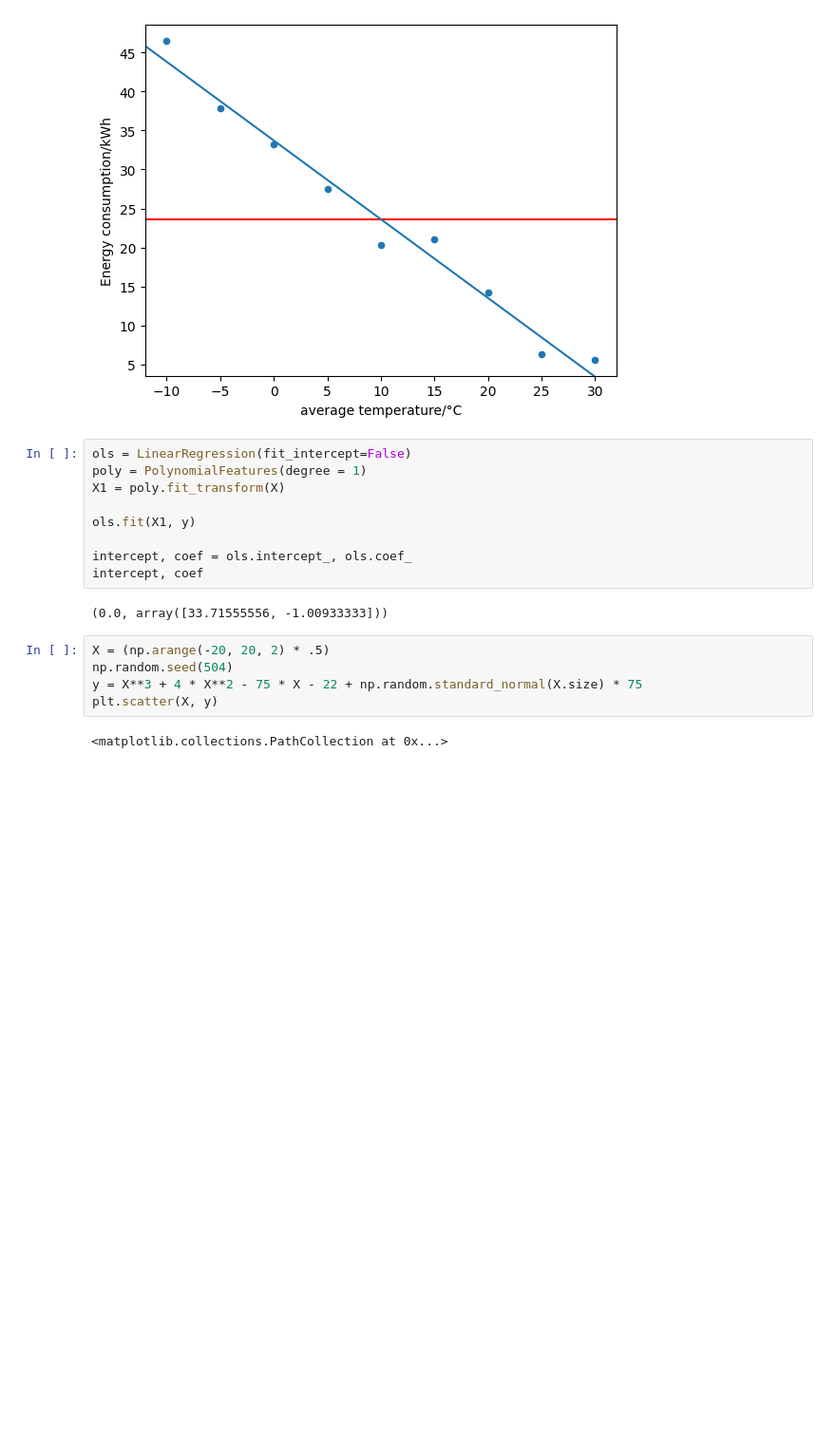
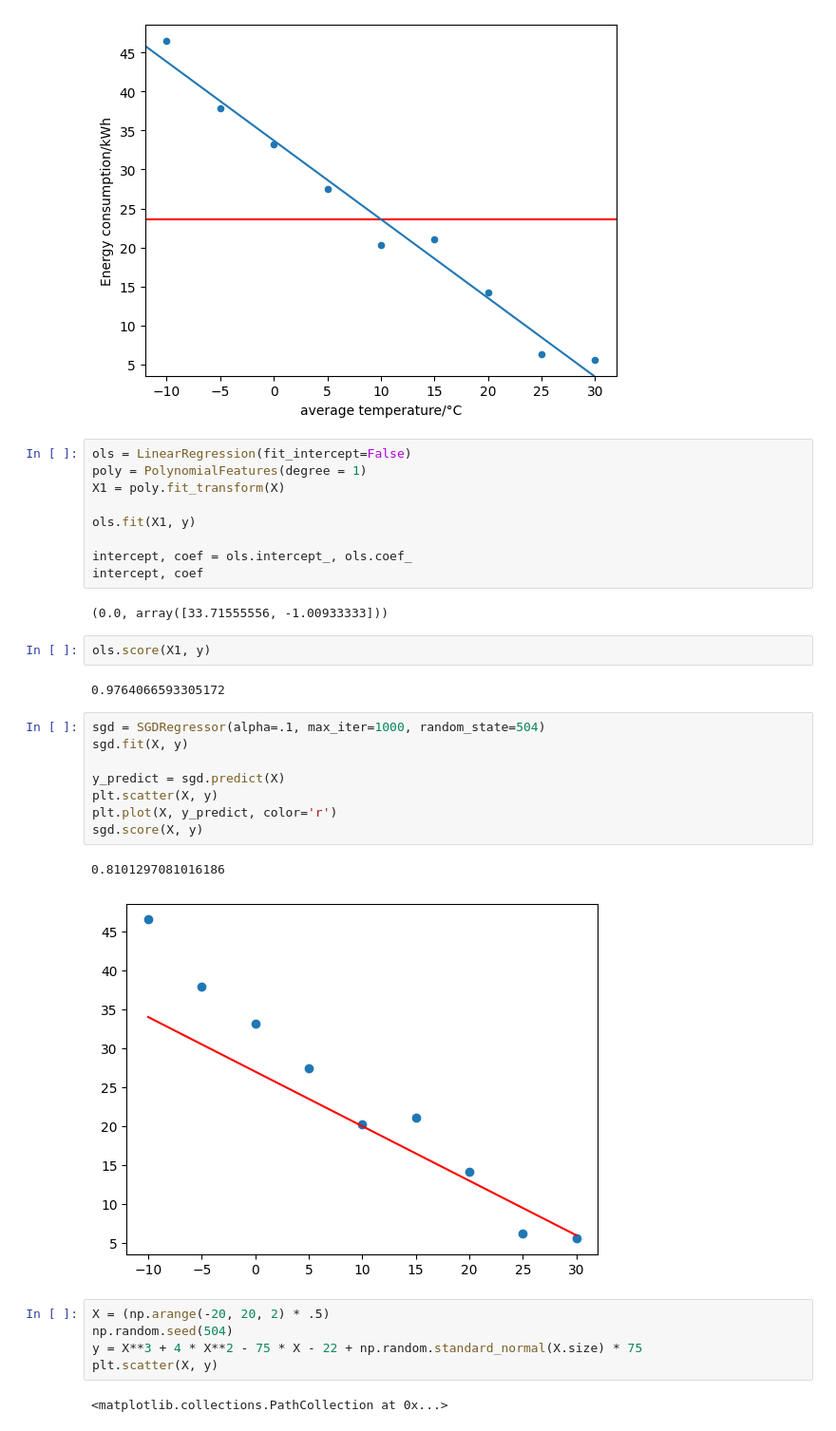
Before and after one commit to olehougaard/mal1-a24, a Jupyter notebook: 02 Regression/visualizations.ipynb, the cells around one changed output. Shown: that part at 95% size. Drawn from its saved outputs; the diff is of its cells as text; blank space fills up the shorter version.

```diff
--- a/session 2/visualizations.ipynb
+++ b/02 Regression/visualizations.ipynb
@@ -65,6 +65,21 @@ intercept, coef = ols.intercept_, ols.coef_
 intercept, coef
 # %% [output]
 (0.0, array([33.71555556, -1.00933333]))
+# %%
+ols.score(X1, y)
+# %% [output]
+0.9764066593305172
+# %%
+sgd = SGDRegressor(alpha=.1, max_iter=1000, random_state=504)
+sgd.fit(X, y)
+
+y_predict = sgd.predict(X)
+plt.scatter(X, y)
+plt.plot(X, y_predict, color='r')
+sgd.score(X, y)
+# %% [output]
+0.8101297081016186
+[figure, added]
 # %%
 X = (np.arange(-20, 20, 2) * .5)
 np.random.seed(504)
```
Also changed, not shown: parts of 6 cells of this notebook, 2 other files.
